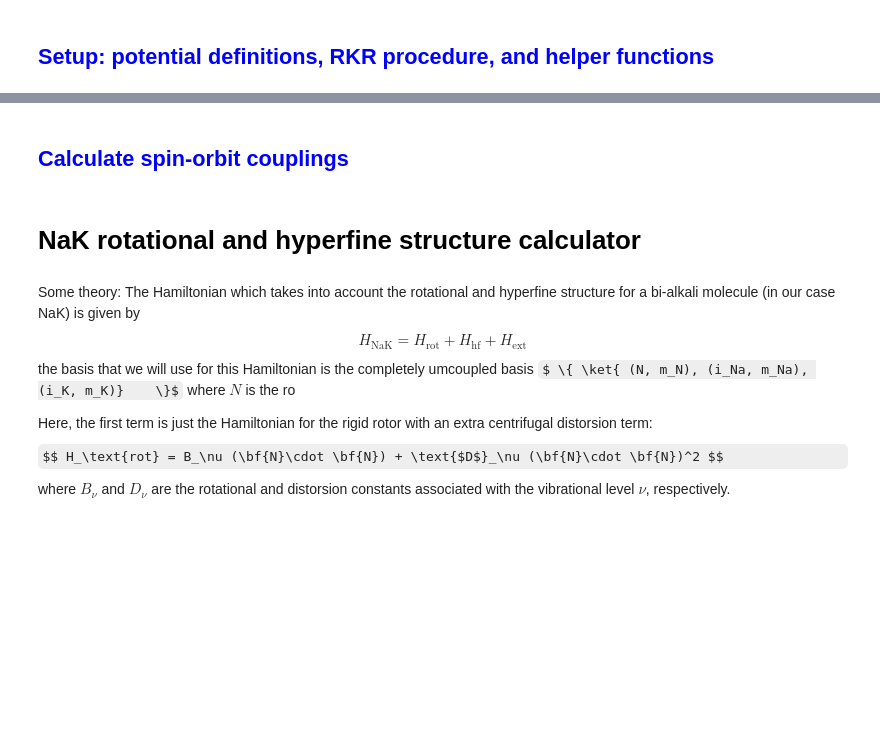
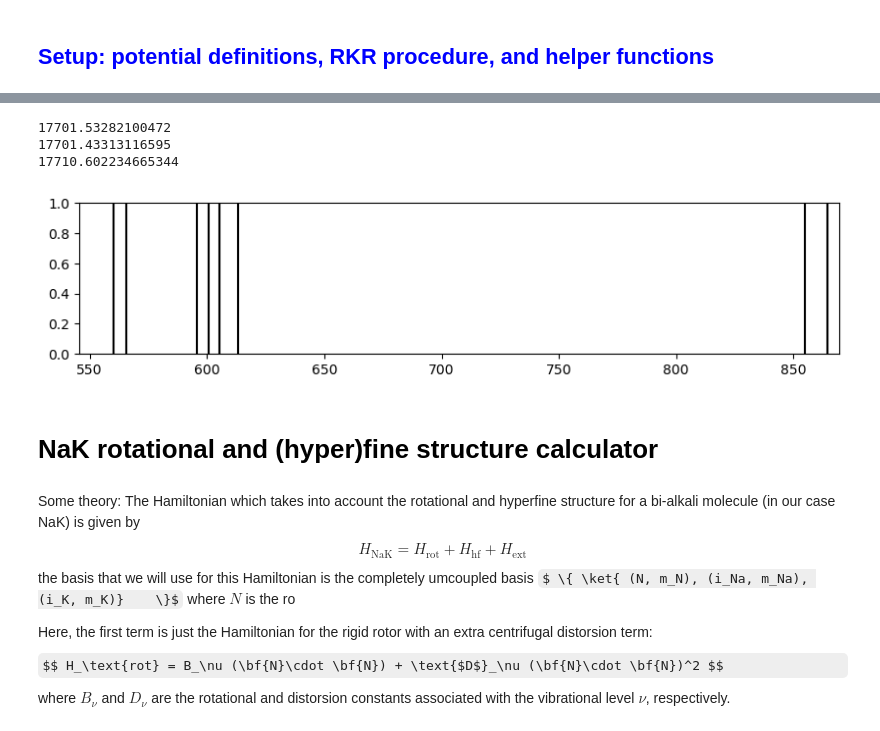
Before and after one commit to huanium/huanium, a Jupyter notebook: MIT_PhD/AMO_Calculator/AMO_Calculator.ipynb, the cells around one changed output, grey strips where cells are left out. Saved outputs shown, nothing was run; the diff lists cells and outputs as text; code cells hidden in the pictures; some formulas as TeX source; blank space fills up the shorter version.

Commit message:
amo calculator

```diff
--- a/MIT_PhD/AMO_Calculator/AMO_Calculator.ipynb
+++ b/MIT_PhD/AMO_Calculator/AMO_Calculator.ipynb
@@ -1998,7 +2125,52 @@ plt.show()
-# %% [markdown]
-## <font size=4, color='blue'>Calculate spin-orbit couplings</font>
+# %%
+# construct FS hamiltonian for (B1Pi, 12) + (c3SP, 35) + (b3Pi, 66) complex:
+def fine_structure_Hamiltonian_B1Pi_12_c3SP_35_b3Pi_66():
+    # Molecular constants for fine structure analysis of (B1Pi, 12) + (c3SP, 35) + (b3Pi, 66) complex:
+    E_B = bound_state_energy_cm1(potential = 'B1Pi',        j=1,  mass_scaled=True)[12]
+    E_c = bound_state_energy_cm1(potential = 'c3SigmaPlus', j=1,  mass_scaled=True)[35]
+    E_b = bound_state_energy_cm1(potential = 'b3Pi',        j=0,  mass_scaled=True)[66]
+    B_B = rotational_constant(   potential = 'B1Pi',        v=12, mass_scaled=True)
+    B_c = rotational_constant(   potential = 'c3SigmaPlus', v=35, mass_scaled=True)
+    B_b = rotational_constant(   potential = 'b3Pi',        v=66, mass_scaled=True)
+    print(E_B)
+    print(E_c)
+    print(E_b)
+    Xi_Bc_J_1 = 0.5899
+    Xi_Bc_J_2 = 0.5833
+    Xi_bc     = 0.68
+    lambda_SS = -0.55
+    gamma_SR  = 0.0215
+
+    H_J_0 = np.array([[E_c - gamma_SR - 2*lambda_SS, -np.sqrt(2)*Xi_bc],
+                      [-np.sqrt(2)*Xi_bc           , E_b]])
+    H_J_1 = np.array([[E_B      , Xi_Bc_J_1],
+                      [Xi_Bc_J_1, E_c]])
+    H_J_2 = np.array([[E_B+4*B_B             , np.sqrt(3/5)*Xi_Bc_J_2            , np.sqrt(2/5)*Xi_Bc_J_2                     , 0],
+                      [np.sqrt(3/5)*Xi_Bc_J_2, E_c + 2*gamma_SR - (4/5)*lambda_SS, 2*np.sqrt(6)*lambda_SS/5                   , np.sqrt(4/5)*Xi_bc],
+                      [np.sqrt(2/5)*Xi_Bc_J_2, 2*np.sqrt(6)*lambda_SS/5          , E_c + 10*B_c - 3*gamma_SR - (6/5)*lambda_SS,-np.sqrt(6/5)*Xi_bc],
+                      [0                     , np.sqrt(4/5)*Xi_bc                , -np.sqrt(6/5)*Xi_bc                        , E_b + 6*B_b]])
+    H = scipy.linalg.block_diag(H_J_0, H_J_1, H_J_2)
+
+    energies, mixed_states = np.linalg.eigh(H)
+
+    lines = cm1_to_THz(energies - DeX)
+
+    return lines, mixed_states
+# %%
+# plot lines:
+lines_near_372THz_804nm, mixed_states_near_372THz_804nm = fine_structure_Hamiltonian_B1Pi_12_c3SP_35_b3Pi_66()
+fig, ax = plt.subplots(figsize=(10,2))
+
+for i in range(len(lines_near_372THz_804nm)):
+    ax.axvline( (lines_near_372THz_804nm[i] -372)*1e3, color='black')
+plt.show()
+# %% [output]
+17701.53282100472
+17701.43313116595
+17710.602234665344
+[figure, added]
 # %% [markdown]
-# <font size=5, color='black'>NaK rotational and hyperfine structure calculator </font>
+# <font size=5, color='black'>NaK rotational and (hyper)fine structure calculator </font>
 # %% [markdown]
 Some theory: The Hamiltonian which takes into account the rotational and hyperfine structure for a bi-alkali molecule (in our case NaK) is given by
 $$ H_\text{NaK} = H_\text{rot} + H_\text{hf} + H_\text{ext} $$
```
Also changed, not shown: parts of 67 cells of this notebook, 4 other files.
